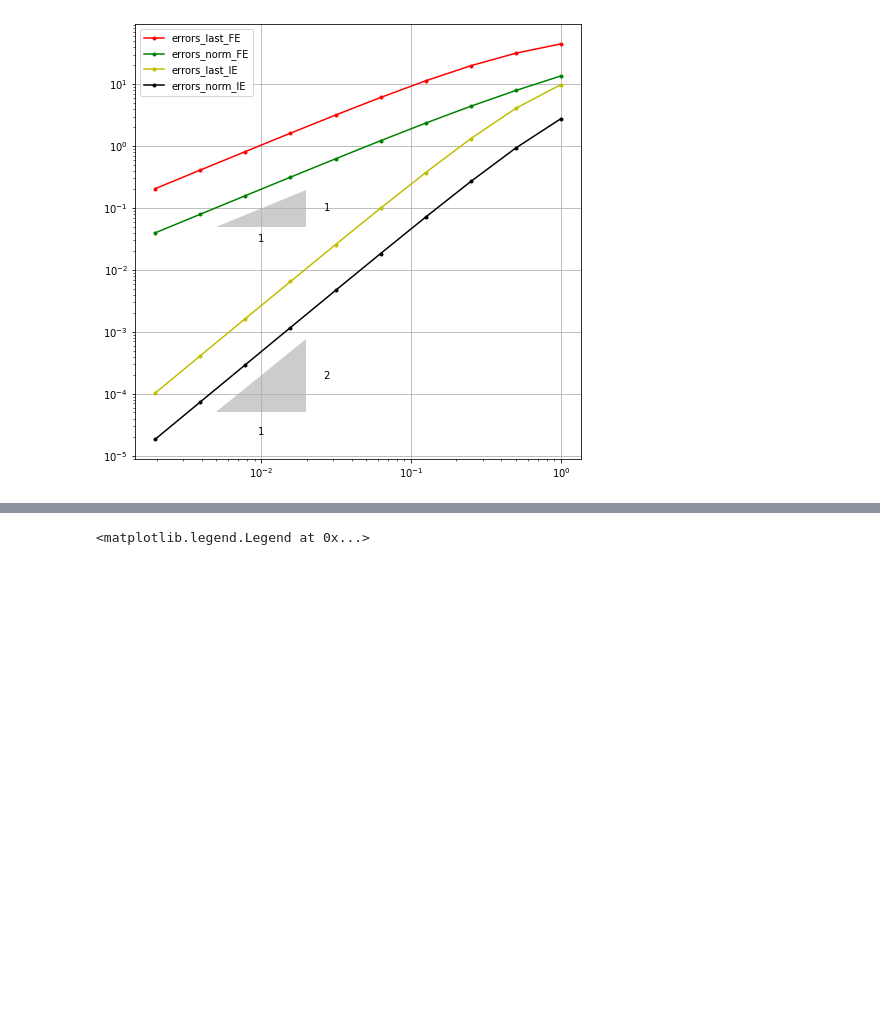
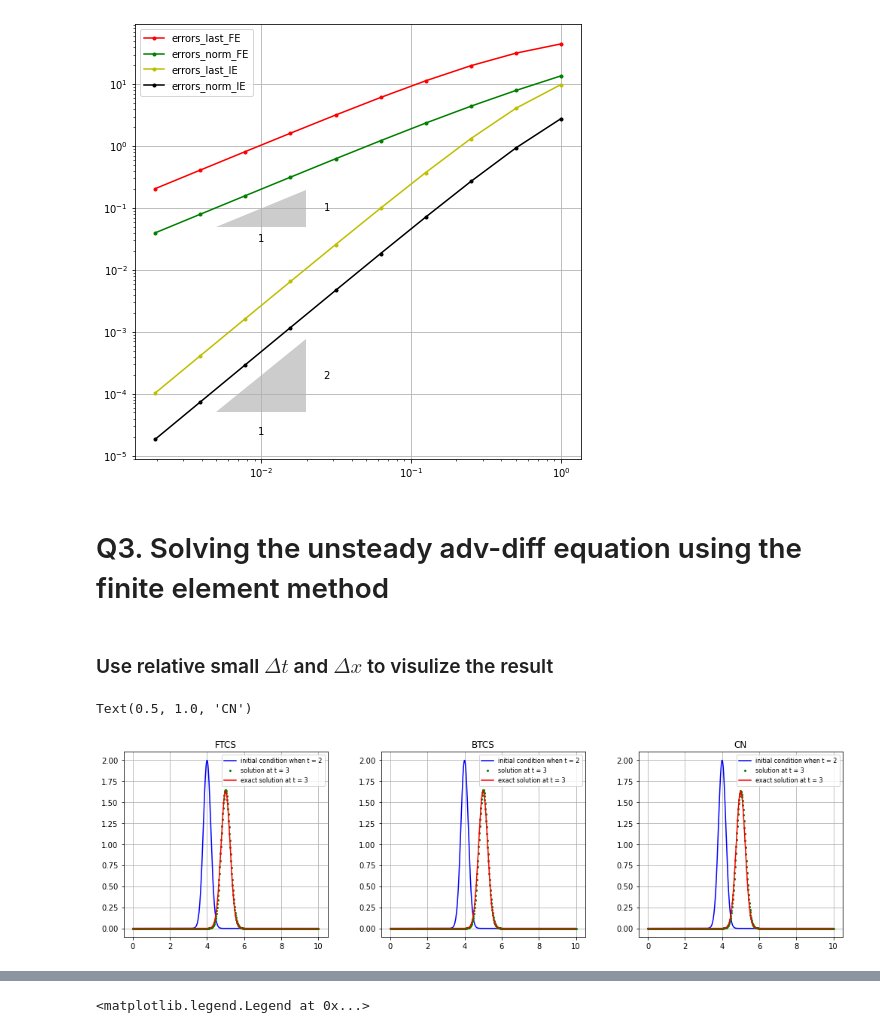
Before and after one commit to acse-xw1620/gitpractice, a Jupyter notebook: Untitled.ipynb, the cells around one changed output, grey strips where cells are left out. Drawn from its saved outputs; the diff is of its cells as text; code cells hidden in the pictures; blank space fills up the shorter version.

```diff
--- a/Untitled.ipynb
+++ b/Untitled.ipynb
@@ -116,3 +116,5 @@ annotation.slope_marker((5e-3, 5e-5), (2, 1), size_frac = 0.2)
 # %% [output]
 When alpha=1, RK2 method agrees with improved Euler method
 [figure]
+# %% [markdown]
+#  Q3. Solving the unsteady adv-diff equation using the finite element method
@@ -118,0 +186,75 @@ When alpha=1, RK2 method agrees with improved Euler method
+# %% [markdown]
+### Use relative small $\Delta t$ and $\Delta x$ to visulize the result
+# %%
+# mesh information
+U = 1
+kappa = 1./100.
+N = 500
+L = 10
+x0 = 2 # peak ouucrs at t = 2
+
+# Discreted time information
+
+dt = 0.001;
+tstart = 2;
+tend = 3
+t = np.arange(tstart, tend, dt)
+
+# Calculate A matrix and space mesh
+A, x = Amatrix(Pe, L, U, N, CE, Periodic = True)
+initial = exact_sol(U, kappa, x0, x, t[0])
+exact = exact_sol(U, kappa, x0, x, t[-1])
+
+
+# calculate FTCS
+C_FTCS = np.zeros((len(x), len(t)))
+C_FTCS[:, 0] = initial
+I = np.eye(len(x))
+A_FTCS = (I + A*dt)
+for i in range(len(t)-1):
+    C_FTCS[:, i+1] = A_FTCS@C_FTCS[:, i]
+
+# calculate BTCS
+C_BTCS = np.zeros((len(x), len(t)))
+C_BTCS[:, 0] = initial
+I = np.eye(len(x))
+A_BTCS = np.linalg.inv((I - A*dt))
+for i in range(len(t)-1):
+    C_BTCS[:, i+1] = A_FTCS@C_FTCS[:, i]
+
+# calculate CN
+C_CN = np.zeros((len(x), len(t)))
+C_CN[:, 0] = initial
+I = np.eye(len(x))
+A_CN = (np.linalg.inv(I-0.5*dt*A))@(I +0.5*dt*A)
+for i in range(len(t)-1):
+    C_CN[:, i+1] = A_CN@C_CN[:, i]
+
+
+# plot
+fig, (ax1, ax2, ax3) = plt.subplots(1, 3, figsize=(14, 4))
+# add some padding otherwise axes the labels can overlap with the next subplot
+fig.tight_layout(w_pad=4)
+ax1.plot(x, C_FTCS[:, 0], 'b', label = 'initial condition when t = 2')
+ax1.plot(x, C_FTCS[:, -1], 'go', markersize = 2 ,label = 'solution at t = 3')
+ax1.plot(x, exact, 'r', label = 'exact solution at t = 3')
+ax1.grid()
+ax1.legend(loc = 'best', fontsize = 8)
+ax1.set_title('FTCS')
+
+ax2.plot(x, C_BTCS[:, 0], 'b', label = 'initial condition when t = 2')
+ax2.plot(x, C_BTCS[:, -1], 'go', markersize = 2 ,label = 'solution at t = 3')
+ax2.plot(x, exact, 'r', label = 'exact solution at t = 3')
+ax2.grid()
+ax2.legend(loc = 'best', fontsize = 8)
+ax2.set_title('BTCS')
+
+ax3.plot(x, C_CN[:, 0], 'b', label = 'initial condition when t = 2')
+ax3.plot(x, C_CN[:, -1], 'go', markersize = 2 ,label = 'solution at t = 3')
+ax3.plot(x, exact, 'r', label = 'exact solution at t = 3')
+ax3.grid()
+ax3.legend(loc = 'best', fontsize = 8)
+ax3.set_title('CN')
+# %% [output]
+Text(0.5, 1.0, 'CN')
+[figure, added]
```
Also changed, not shown: parts of 6 cells of this notebook.
